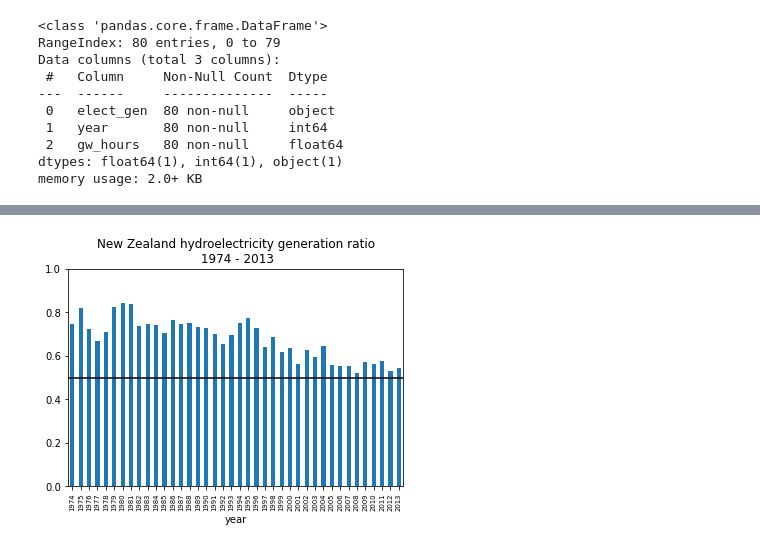
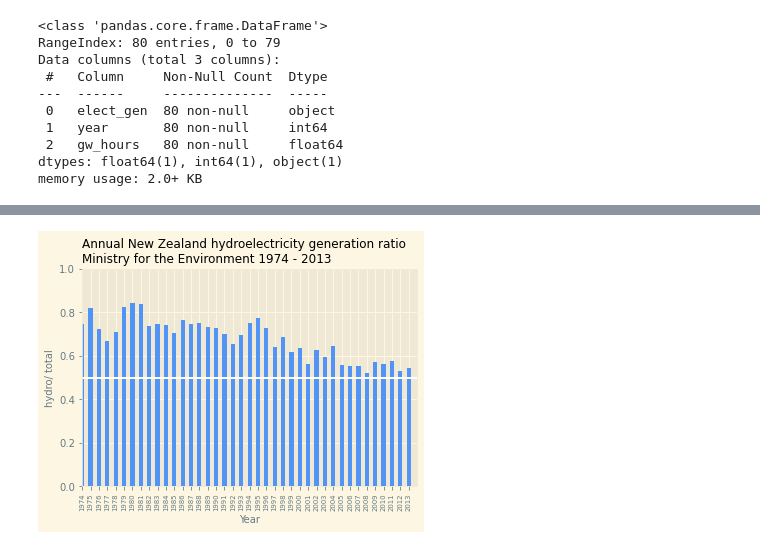
Before and after one commit to morrisgpeter/electricity-new-zealand, a Jupyter notebook: mfe-annual-national-electricity-generation-total-and-hydrogenera-CSV/NZ Generation 1974 to 2013.ipynb, the cells around one changed output, grey strips where cells are left out. Cells and saved outputs as stored; diff of their text form; code cells hidden in the pictures.

```diff
--- a/mfe-annual-national-electricity-generation-total-and-hydrogenera-CSV/NZ Generation 1974 to 2013.ipynb
+++ b/mfe-annual-national-electricity-generation-total-and-hydrogenera-CSV/NZ Generation 1974 to 2013.ipynb
@@ -84 +95,14 @@ df.describe()
+# %%
+graph_style = 'Solarize_Light2'
+# graph_style = 'ggplot'
+# graph_style = 'seaborn-whitegrid'
+
+wind  = '#0E5C26'
+solar = '#F5BF22'
+geo   = '#AC59C1'
+hydro = '#5294F6'
+bio   = '#F57D34'
+oil   = '#A17F40'
+coal  = '#6E6E6E'
+gas   = '#AD362D'
 # %%
@@ -155,11 +185,17 @@ year
 # %%
-df_gp['ratio_hydro_total'].plot.bar()
-plt.title("New Zealand hydroelectricity generation ratio\n 1974 - 2013")
-plt.axhline(y=.5, color='black')
-plt.ylim(top=1)
-plt.xticks(size='x-small', rotation=90)
+with plt.style.context(style=graph_style):
+    df_gp['ratio_hydro_total'].plot.bar(color=hydro)
+    plt.title('Annual New Zealand hydroelectricity generation ratio\nMinistry for the Environment 1974 - 2013',
+              fontsize='large', loc='left')
+    plt.axhline(y=.5, color='white')
+    plt.ylim(top=1)
+    plt.xlim((0, 40))
+    plt.xlabel('Year', fontsize='medium')
+    plt.ylabel('hydro/ total', fontsize='medium')
+    plt.xticks(size='x-small', rotation=90)
+
 plt.show()
 # %% [output]
-[figure, old version]
+[figure, new version]
 # %%
 print(df_gp.to_markdown(floatfmt=",.2f"))
```
Also changed, not shown: parts of 13 cells of this notebook.
